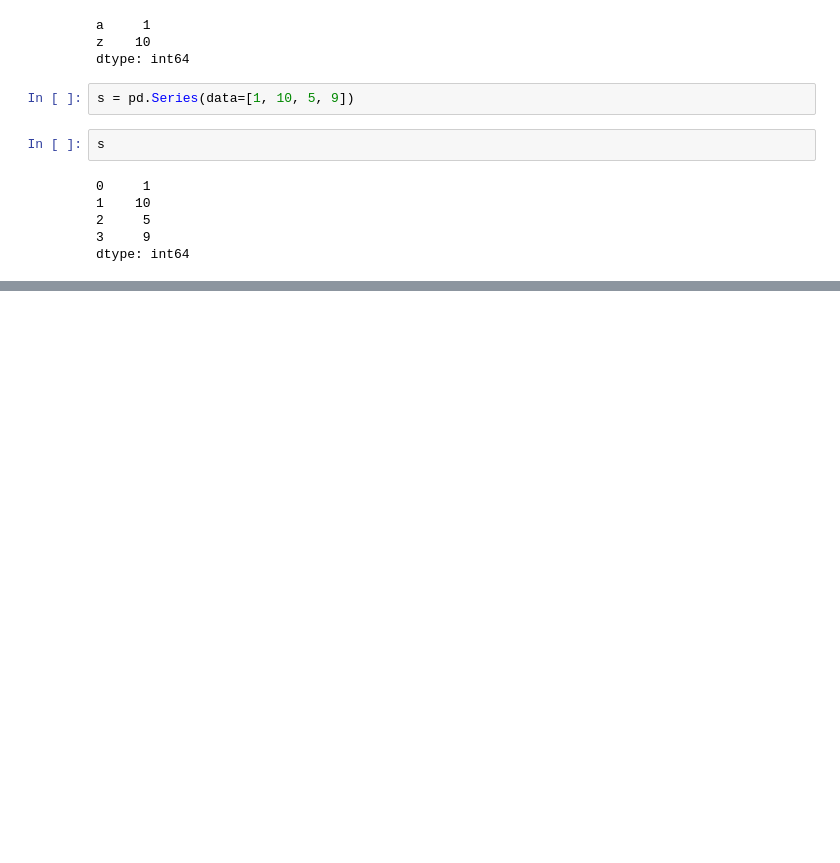
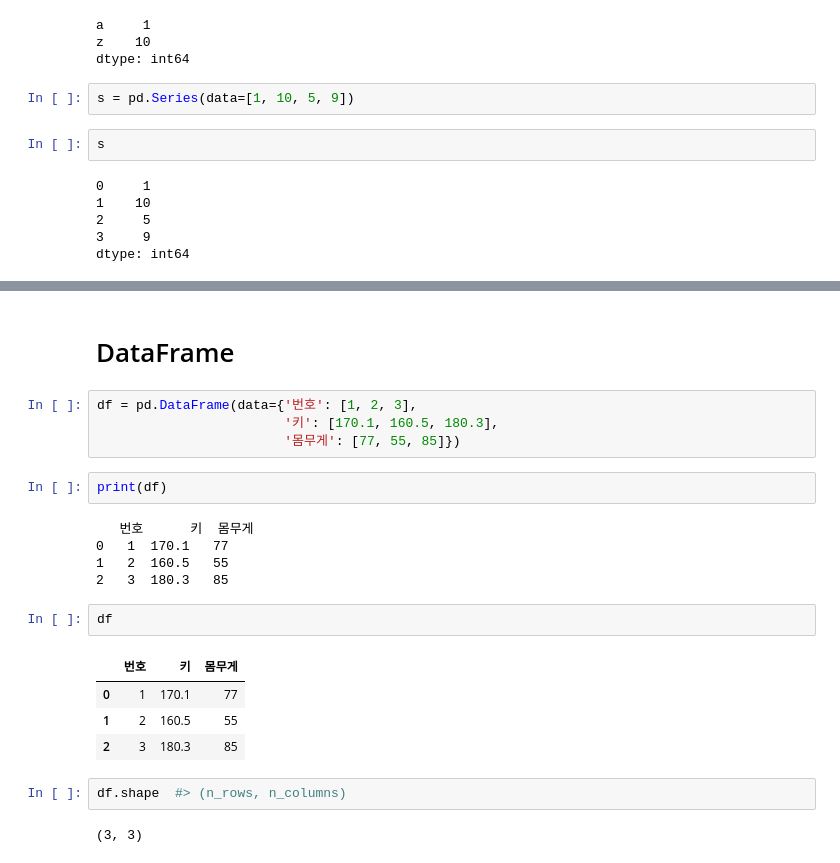
Before and after one commit to JakeOh/202103_itw_pyda_wkd, a Jupyter notebook: da07_pandas.ipynb, the cells around one changed output, grey strips where cells are left out. Drawn from its saved outputs; the diff is of its cells as text; blank space fills up the shorter version.

```diff
--- a/da07_pandas.ipynb
+++ b/da07_pandas.ipynb
@@ -101,0 +130,24 @@ dtype: int64
+# %% [markdown]
+# DataFrame
+# %%
+df = pd.DataFrame(data={'번호': [1, 2, 3],
+                        '키': [170.1, 160.5, 180.3],
+                        '몸무게': [77, 55, 85]})
+# %%
+print(df)
+# %% [output]
+   번호      키  몸무게
+0   1  170.1   77
+1   2  160.5   55
+2   3  180.3   85
+# %%
+df
+# %% [output]
+|  | 번호 | 키 | 몸무게 |
+| 0 | 1 | 170.1 | 77 |
+| 1 | 2 | 160.5 | 55 |
+| 2 | 3 | 180.3 | 85 |
+# %%
+df.shape  #> (n_rows, n_columns)
+# %% [output]
+(3, 3)
```
Also changed, not shown: parts of 22 cells of this notebook.
